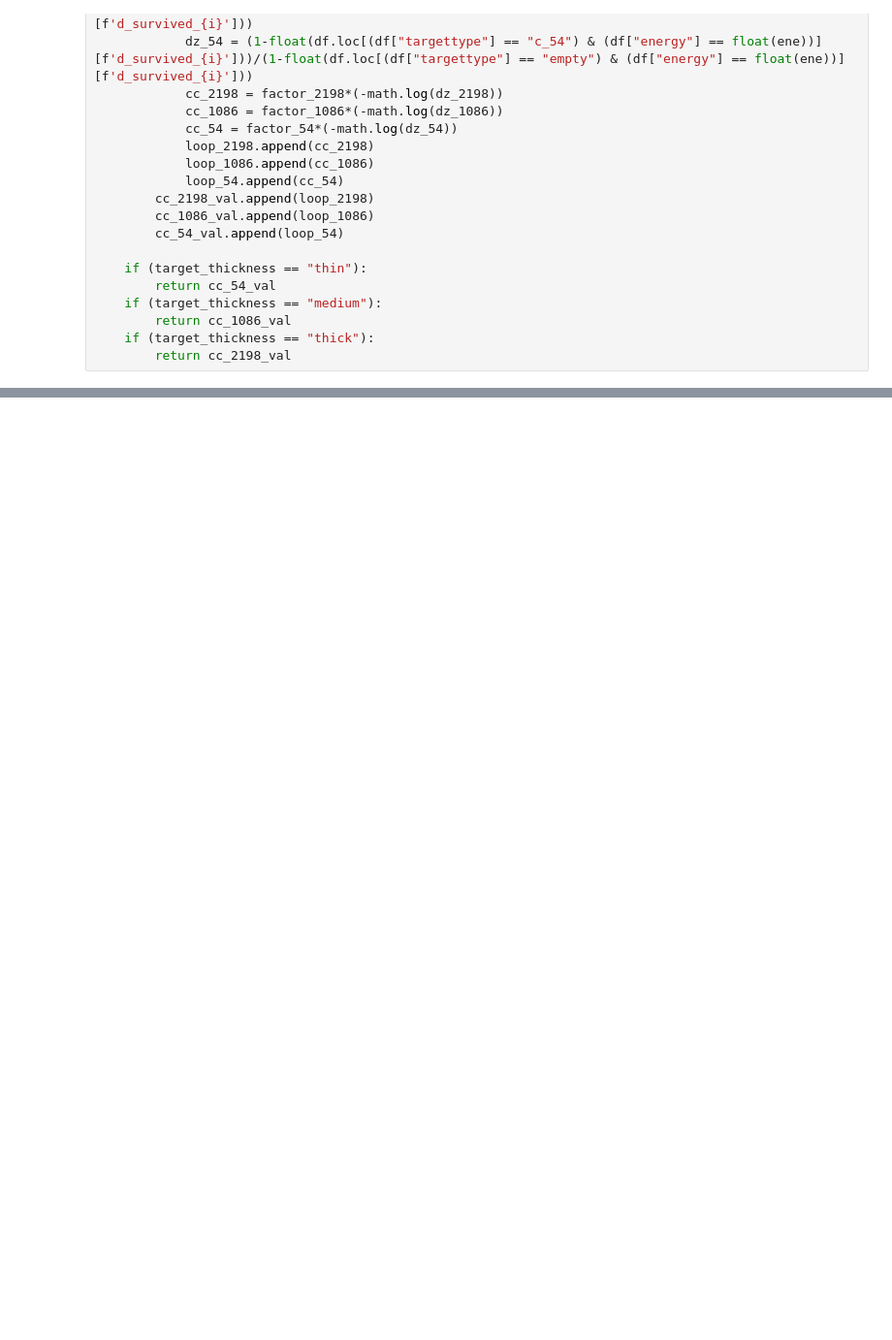
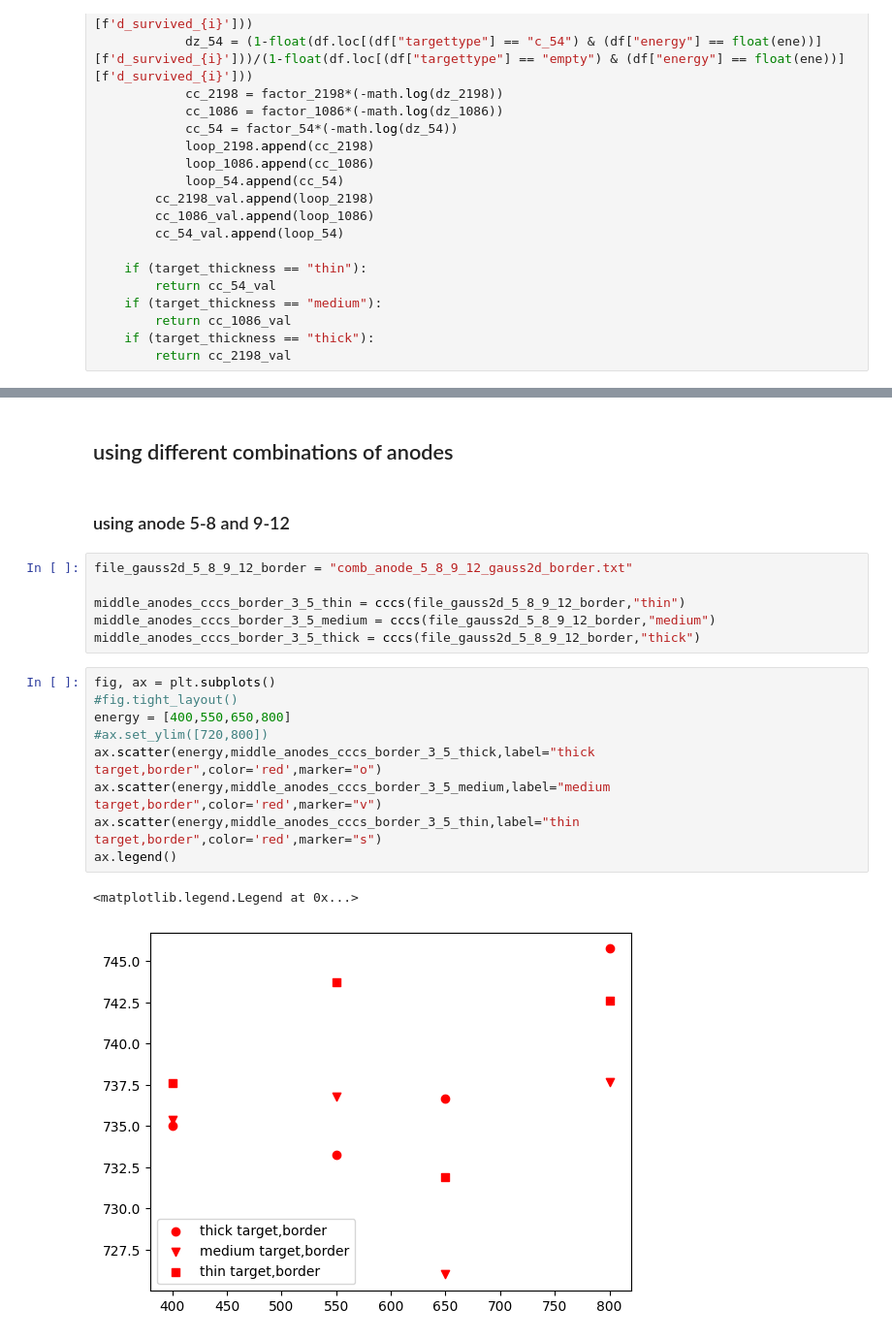
Before and after one commit to jenegger/r3bweek24_gsi, a Jupyter notebook: preliminary_charge_chaning_methods.ipynb, the cells around one changed output, grey strips where cells are left out. Shown at 97% size. Cells and saved outputs as stored; diff of their text form; blank space fills up the shorter version.

```diff
--- a/preliminary_charge_chaning_methods.ipynb
+++ b/preliminary_charge_chaning_methods.ipynb
@@ -105,0 +298,22 @@ ax.scatter(bins,test2[1],label="charge_changing 2198",color='red',marker="o")
+# %% [markdown]
+## using different combinations of anodes
+# %% [markdown]
+### using anode 5-8 and 9-12
+# %%
+file_gauss2d_5_8_9_12_border = "comb_anode_5_8_9_12_gauss2d_border.txt"
+
+middle_anodes_cccs_border_3_5_thin = cccs(file_gauss2d_5_8_9_12_border,"thin")
+middle_anodes_cccs_border_3_5_medium = cccs(file_gauss2d_5_8_9_12_border,"medium")
+middle_anodes_cccs_border_3_5_thick = cccs(file_gauss2d_5_8_9_12_border,"thick")
+# %%
+fig, ax = plt.subplots()
+#fig.tight_layout()
+energy = [400,550,650,800]
+#ax.set_ylim([720,800])
+ax.scatter(energy,middle_anodes_cccs_border_3_5_thick,label="thick target,border",color='red',marker="o")
+ax.scatter(energy,middle_anodes_cccs_border_3_5_medium,label="medium target,border",color='red',marker="v")
+ax.scatter(energy,middle_anodes_cccs_border_3_5_thin,label="thin target,border",color='red',marker="s")
+ax.legend()
+# %% [output]
+<matplotlib.legend.Legend at 0x...>
+[figure, added]
```
Also changed, not shown: parts of 8 cells of this notebook, 10 other files.
